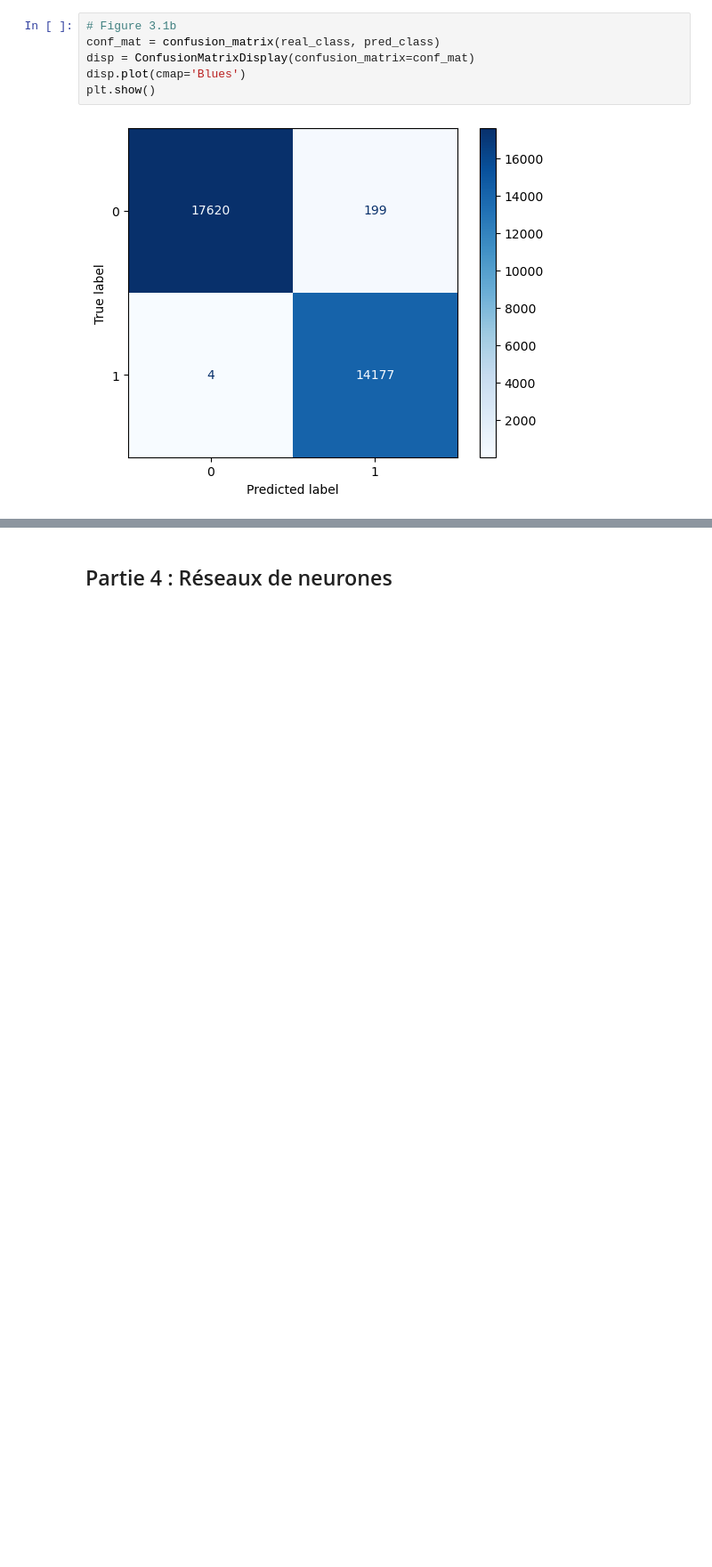
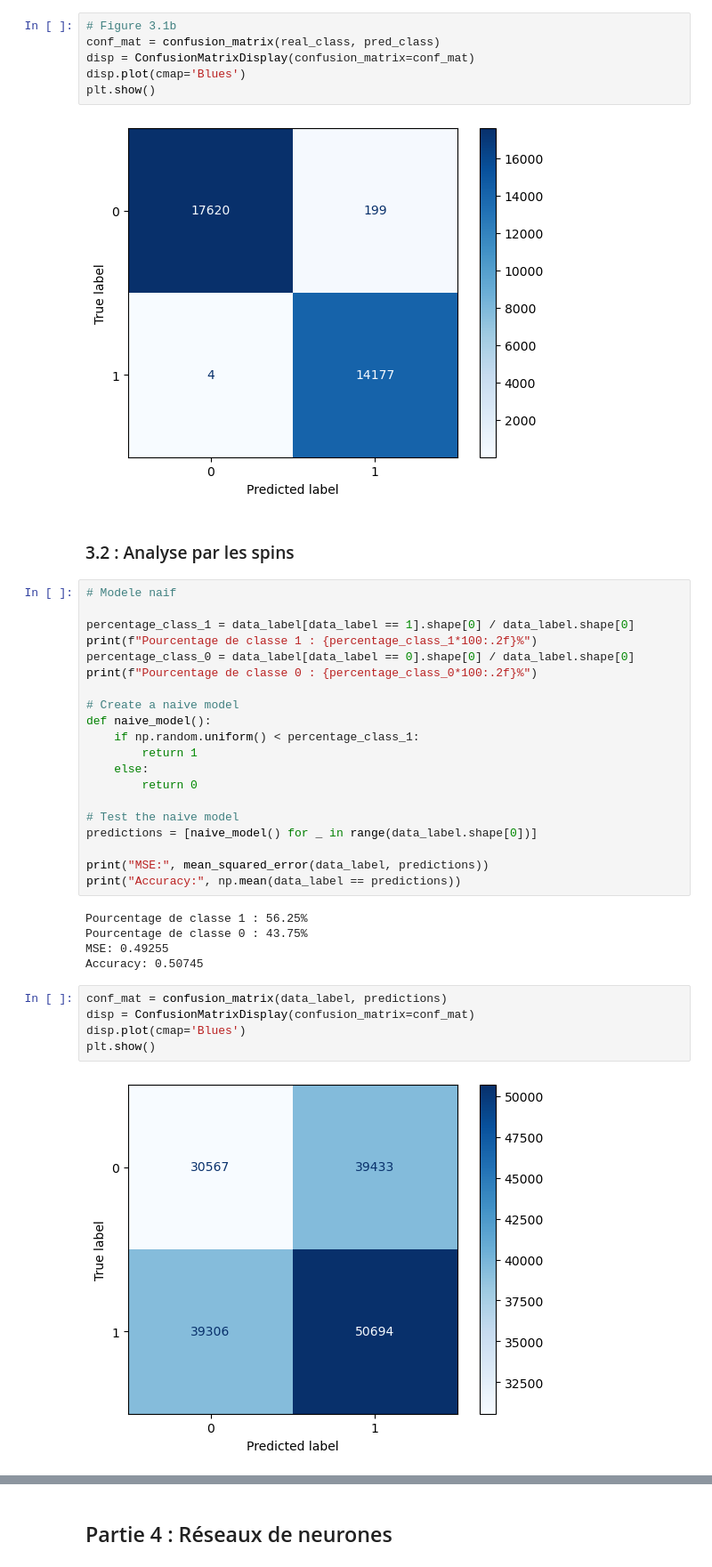
Before and after one commit to ma2this510/Ising-Model_IA_M1, a Jupyter notebook: Ising_Total.ipynb, the cells around one changed output, grey strips where cells are left out. Shown at 89% size. Drawn from its saved outputs; the diff is of its cells as text; blank space fills up the shorter version.

Commit message:
Add naif model

```diff
--- a/Ising_Total.ipynb
+++ b/Ising_Total.ipynb
@@ -221,3 +218,37 @@ disp.plot(cmap='Blues')
 plt.show()
 # %% [output]
 [figure]
+# %% [markdown]
+### 3.2 : Analyse par les spins
+# %%
+# Modele naif
+
+percentage_class_1 = data_label[data_label == 1].shape[0] / data_label.shape[0]
+print(f"Pourcentage de classe 1 : {percentage_class_1*100:.2f}%")
+percentage_class_0 = data_label[data_label == 0].shape[0] / data_label.shape[0]
+print(f"Pourcentage de classe 0 : {percentage_class_0*100:.2f}%")
+
+# Create a naive model
+def naive_model():
+    if np.random.uniform() < percentage_class_1:
+        return 1
+    else:
+        return 0
+
+# Test the naive model
+predictions = [naive_model() for _ in range(data_label.shape[0])]
+
+print("MSE:", mean_squared_error(data_label, predictions))
+print("Accuracy:", np.mean(data_label == predictions))
+# %% [output]
+Pourcentage de classe 1 : 56.25%
+Pourcentage de classe 0 : 43.75%
+MSE: 0.49255
+Accuracy: 0.50745
+# %%
+conf_mat = confusion_matrix(data_label, predictions)
+disp = ConfusionMatrixDisplay(confusion_matrix=conf_mat)
+disp.plot(cmap='Blues')
+plt.show()
+# %% [output]
+[figure, added]
```
Also changed, not shown: parts of 4 cells of this notebook.
